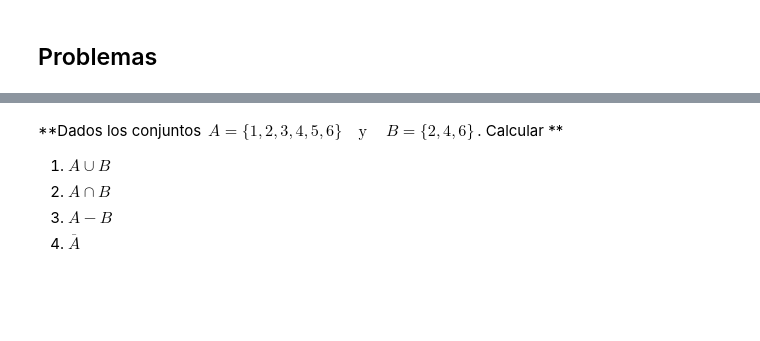
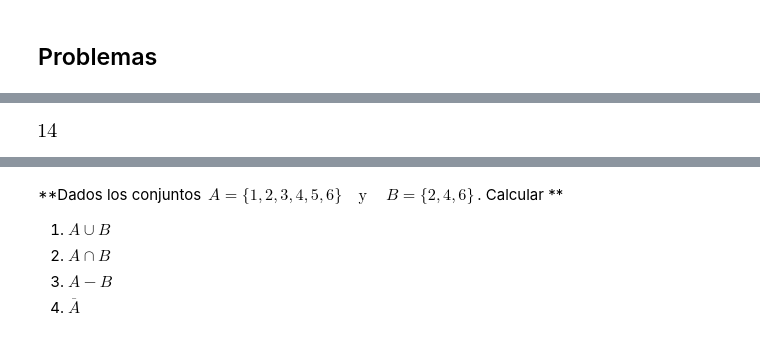
Before and after one commit to educarmena/probabilidad, a Jupyter notebook: Combinatoriayprobabilidad.ipynb, the cells around one changed output, grey strips where cells are left out. Cells and saved outputs as stored; diff of their text form; code cells hidden in the pictures; blank space fills up the shorter version.

```diff
--- a/Combinatoriayprobabilidad.ipynb
+++ b/Combinatoriayprobabilidad.ipynb
@@ -124,0 +121,4 @@ import numpy as np
+# %%
+binomial(7,2)-7
+# %% [output]
+[figure, added]
```
Also changed, not shown: parts of 51 cells of this notebook.
